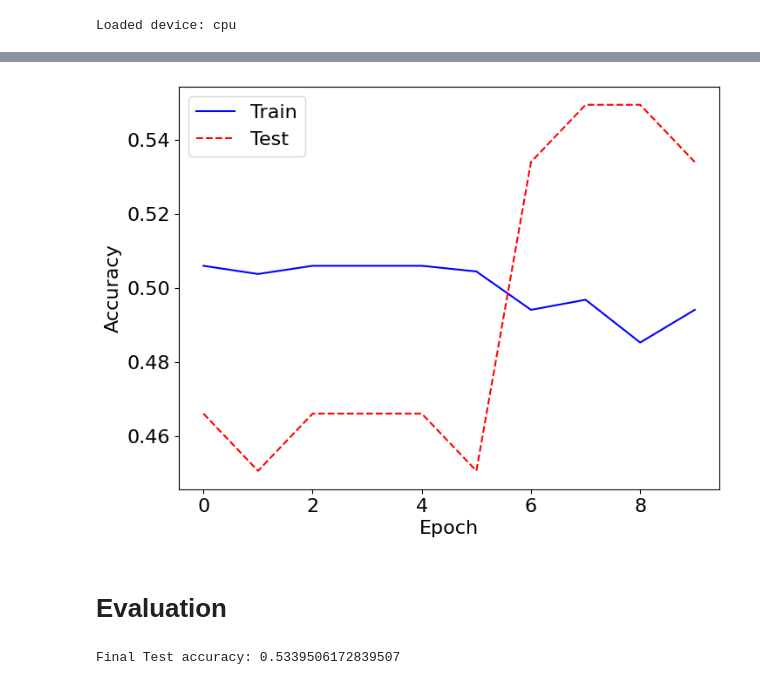
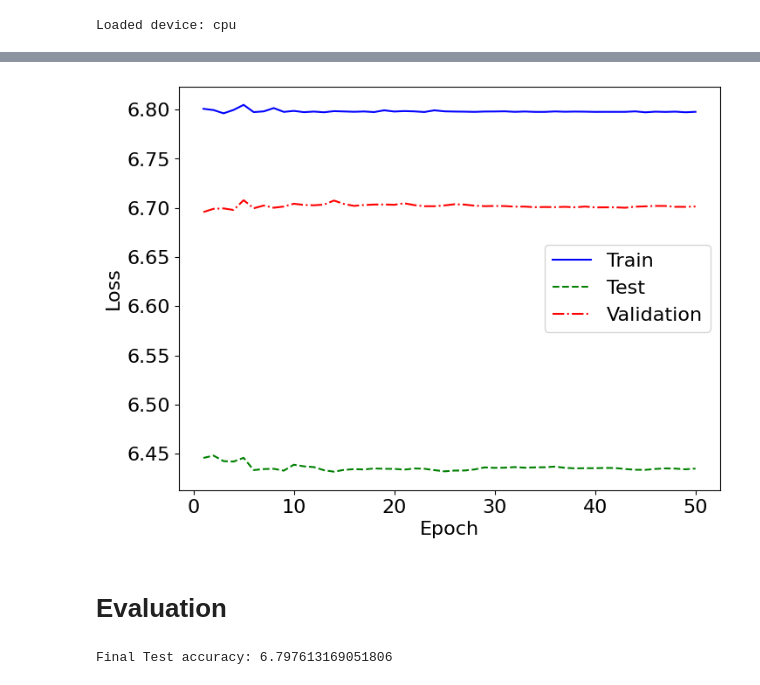
Before and after one commit to sambhav97/tue-deeplearning, a Jupyter notebook: assignments/assignment_2/Skeleton assignment 2 2AMM10 22-23.ipynb, the cells around one changed output, grey strips where cells are left out. Cells and saved outputs as stored; diff of their text form; code cells hidden in the pictures.

Commit message:
Split train into train and val, calculated rmse of the model

```diff
--- a/assignments/assignment_2/Skeleton assignment 2 2AMM10 22-23.ipynb
+++ b/assignments/assignment_2/Skeleton assignment 2 2AMM10 22-23.ipynb
@@ -47,7 +47,7 @@ terminal_state: shape (n_bodies, [x, y])
 
 """
 
-example = load_array('/Users/sambhavjain/Library/Mobile Documents/com~apple~CloudDocs/TU Eindhoven/Q4/Deep Learning/tue-deeplearning/assignments/assignment_2/data/task 1/train/trajectory_0.npz', task='task 1')
+example = load_array('C:/University/master/Q4/Deep Learning/data-assignment2/data/task 1/train/trajectory_0.npz', task='task 1')
 
 initial_state, terminal_state = example
 print(f'shape of initial state (model input): {initial_state.shape}')
@@ -83,7 +83,7 @@ While testing performance of your model on the test set, you do not have access
 
 """
 
-example = load_array('data/task 2_3/train/trajectory_0.npz', task='task 2')
+example = load_array('C:/University/master/Q4/Deep Learning/data-assignment2/data/task 2_3/train/trajectory_0.npz', task='task 2')
 
 initial_state, remaining_trajectory = example
 print(f'shape of initial state (model input): {initial_state.shape}')
@@ -93,7 +93,7 @@ body_idx = 2
 time_idx = 30
 print(f'The y-coordinate of the body with index {body_idx} at time with index {time_idx} in remaining_trajectory was {remaining_trajectory[body_idx, time_idx, 1]}')
 
-test_example = load_array('data/task 2_3/test/trajectory_900.npz', task='task 3')
+test_example = load_array('C:/University/master/Q4/Deep Learning/data-assignment2/data/task 2_3/test/trajectory_900.npz', task='task 3')
 test_initial_state, test_remaining_trajectory = test_example
 print(f'the shape of the input of a test data example is {test_initial_state.shape}')
 print(f'the shape of the target of a test data example is {test_remaining_trajectory.shape}')
@@ -346,20 +435,22 @@ Epoch: 010, Train Acc: 0.4941, Test Acc: 0.5340. Training time so far: 2.1 s
-# %%
-def plot_train(train_accs, test_accs):
-    fig, ax = plt.subplots(figsize=(8,6))
-    fnt=16
-    ax.plot(train_accs, color='blue', label='Train')
-    ax.plot(test_accs, color='red', linestyle='--', label='Test')
-    ax.legend(fontsize=fnt)
-    ax.tick_params(axis='both', labelsize=fnt)
-    ax.set_xlabel('Epoch', fontsize=fnt)
-    ax.set_ylabel('Accuracy', fontsize=fnt)
-# %%
-plot_train(train_accs, test_accs)
-# %% [output]
-[figure, removed]
+# %%
+def plot_train(train_losses, test_losses, val_losses):
+    fig, ax = plt.subplots(figsize=(8, 6))
+    fnt = 16
+    epochs = range(1, len(train_losses) + 1)
+    ax.plot(epochs, train_losses, color='blue', label='Train')
+    ax.plot(epochs, test_losses, color='green', linestyle='--', label='Test')
+    ax.plot(epochs, val_losses, color='red', linestyle='-.', label='Validation')
+    ax.legend(fontsize=fnt)
+    ax.tick_params(axis='both', labelsize=fnt)
+    ax.set_xlabel('Epoch', fontsize=fnt)
+    ax.set_ylabel('Loss', fontsize=fnt)
+# %%
+plot_train(train_losses, test_losses, val_losses)
+# %% [output]
+[figure, added]
 # %% [markdown]
 # Evaluation
-# %%
-print(f'Final Test accuracy: {test_accs[-1]}')
-# %% [output]
-Final Test accuracy: 0.5339506172839507
+# %%
+print(f'Final Test accuracy: {train_losses[-1]}')
+# %% [output]
+Final Test accuracy: 6.797613169051806
```
Also changed, not shown: parts of 4 cells of this notebook.
